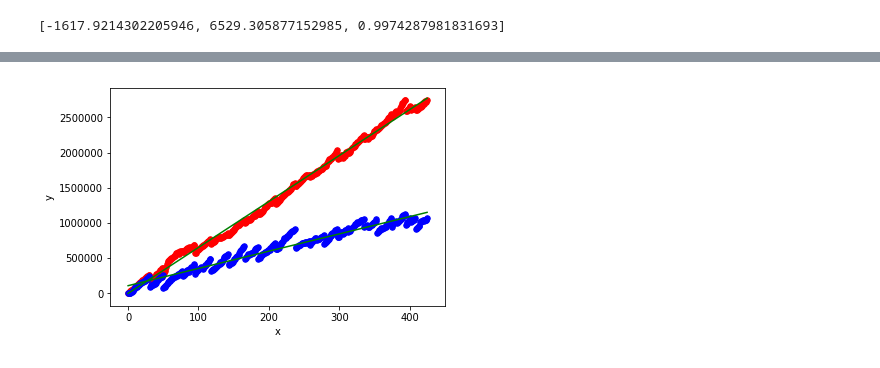
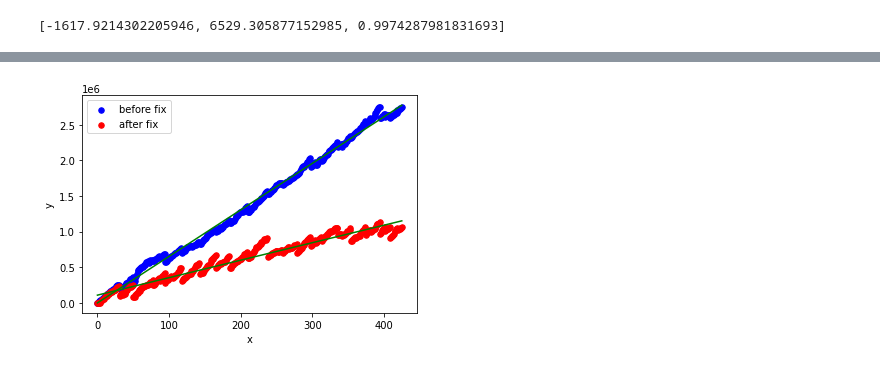
Before and after one commit to lunjohnzhang/RERAN, a Jupyter notebook: data_set/plotTimePoint.ipynb, the cells around one changed output, grey strips where cells are left out. Saved outputs shown, nothing was run; the diff lists cells and outputs as text; code cells hidden in the pictures.

```diff
--- a/data_set/plotTimePoint.ipynb
+++ b/data_set/plotTimePoint.ipynb
@@ -27,7 +27,7 @@ def readReplayedTimePoint(file):
             i = int(line.split("=")[1].strip())
             j += 1
             count = 0
-            while count < i:
+            while count < i-1:
                 line = lines[j]
                 j += 1
                 if "time elapsed from" in line:
@@ -129,8 +129,8 @@ def linear_regression(y_difference, n):
 
 def plot_regression_line_multi(x1, y1, b_a, x2, y2, b_b):
     # plotting the actual points as scatter plot
-    plt.scatter(x1, y1, color = "r", marker = "o", s = 30) # old
-    plt.scatter(x2, y2, color = "b", marker = "o", s = 30) # new
+    plt.scatter(x1, y1, color = "b", marker = "o", s = 30, label = "before fix") # old
+    plt.scatter(x2, y2, color = "r", marker = "o", s = 30, label = "after fix") # new
 
     # predicted response vector
     y_pred1 = b_a[0] + b_a[1]*x1
@@ -145,6 +145,7 @@ def plot_regression_line_multi(x1, y1, b_a, x2, y2, b_b):
     plt.ylabel('y')
 
     # function to show plot
+    plt.legend()
     plt.show()
 
 def linear_regression_multi(y_difference1, n1, y_difference2, n2):
@@ -185,11 +172,0 @@ plt.plot(replayTimePointsBlock[0], 'ro', actualTimePoints, 'bo')
-# %%
-replayTimePointsBlock = readReplayedTimePoint("exp8/set1/replayTimePointSet1.txt")
-# print(replayTimePointsBlock[0])
-# print()
-actualTimePoints = readActualTimePoint("exp8/set1/actualTimePointSet1.txt")
-# print(actualTimePoints)
-
-difference = takeDifference(replayTimePointsBlock[0], actualTimePoints)
-# print(difference)
-plt.axis([0, 426, 0, 11288471.0])
-plt.plot(difference, 'ro')
@@ -199,11 +172,0 @@ plt.plot(difference, 'ro')
-# %%
-replayTimePointsBlock = readReplayedTimePoint("exp8/set2/replayTimePointSet2.txt")
-# print(replayTimePointsBlock[0])
-# print()
-actualTimePoints = readActualTimePoint("exp8/set2/actualTimePointSet2.txt")
-# print(actualTimePoints)
-
-difference_exp = takeDifference(replayTimePointsBlock[0], actualTimePoints)
-# print(difference)
-plt.axis([0, 426, -10000000, 11288471.0])
-plt.plot(difference_exp, 'ro')
@@ -221,15 +258,17 @@ Pearson error: 0.9974287981831693
 [figure]
 [-1617.9214302205946, 6529.305877152985, 0.9974287981831693]
 # %%
-replayTimePointsBlock = readReplayedTimePoint("exp8/set1/replayTimePointSet1.txt")
-actualTimePoints = readActualTimePoint("exp8/set1/actualTimePointSet1.txt")
-difference = takeDifference(replayTimePointsBlock[0], actualTimePoints)
+def plotFixComWithLR(exp_num_before, set_num_before, exp_num_after, set_num_after):
+    replayTimePointsBlock = readReplayedTimePoint("exp%d/set%d/replayTimePointSet%d.txt" % (exp_num_before, set_num_before, set_num_before))
+    actualTimePoints = readActualTimePoint("exp%d/set%d/actualTimePointSet%d.txt" % (exp_num_before, set_num_before, set_num_before))
+    difference = takeDifference(replayTimePointsBlock[0], actualTimePoints)
 
-replayTimePointsBlock = readReplayedTimePoint("exp8/set2/replayTimePointSet2.txt")
-actualTimePoints = readActualTimePoint("exp8/set2/actualTimePointSet2.txt")
-difference_exp = takeDifference(replayTimePointsBlock[0], actualTimePoints)
+    replayTimePointsBlock = readReplayedTimePoint("exp%d/set%d/replayTimePointSet%d.txt" % (exp_num_after, set_num_after, set_num_after))
+    actualTimePoints = readActualTimePoint("exp%d/set%d/actualTimePointSet%d.txt" % (exp_num_after, set_num_after, set_num_after))
+    difference_exp = takeDifference(replayTimePointsBlock[0], actualTimePoints)
 
-linear_regression_multi(difference, len(difference), difference_exp, len(difference_exp))
+    linear_regression_multi(difference, len(difference), difference_exp, len(difference_exp))
+plotFixComWithLR(8, 1, 8, 2)
 # %% [output]
 Before fixing:
 Estimated coefficients:
@@ -245 +284 @@ Pearson error: 0.9746624375700156
-[figure, old version]
+[figure, new version]
```
Also changed, not shown: parts of 25 cells of this notebook, 11 other files.
